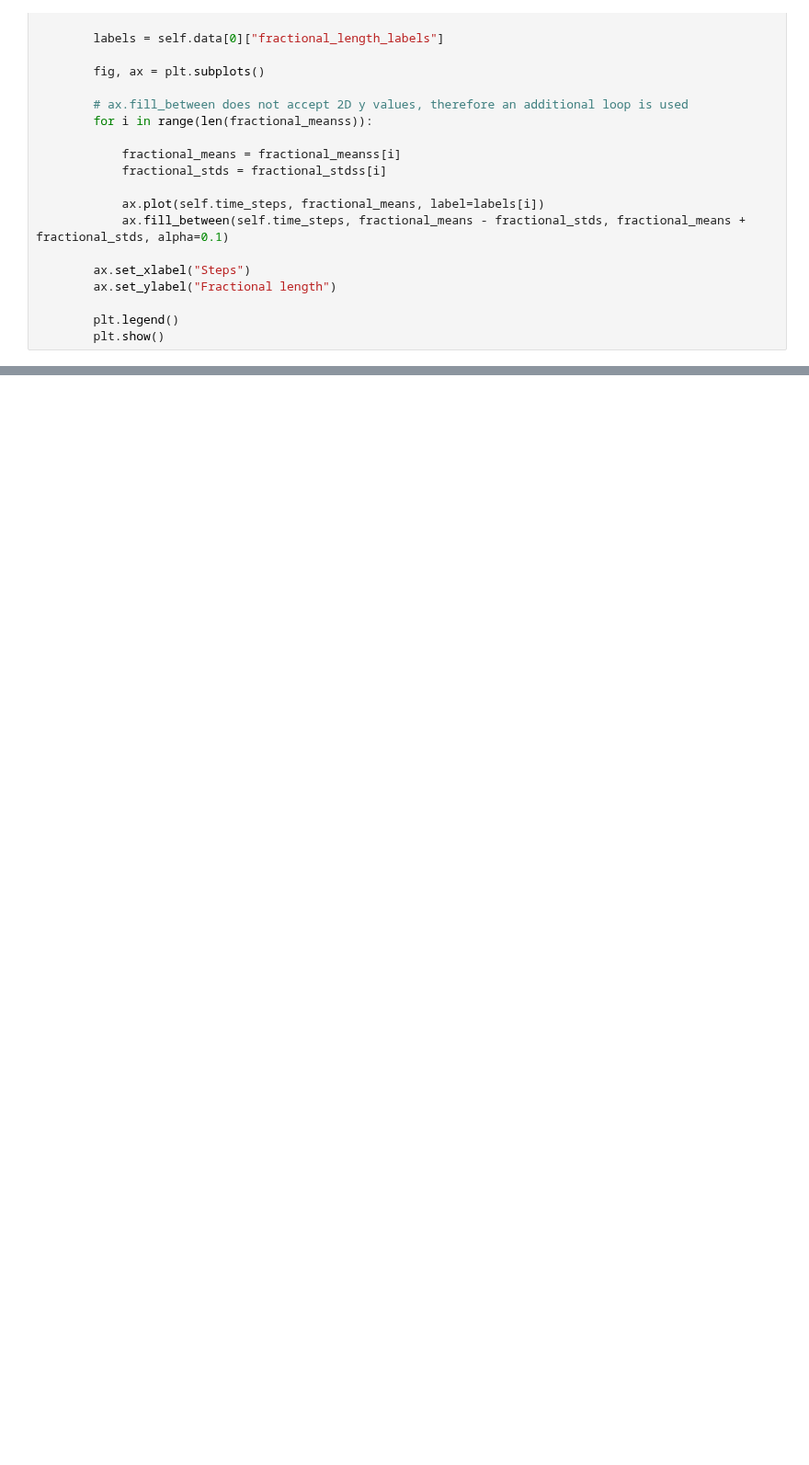
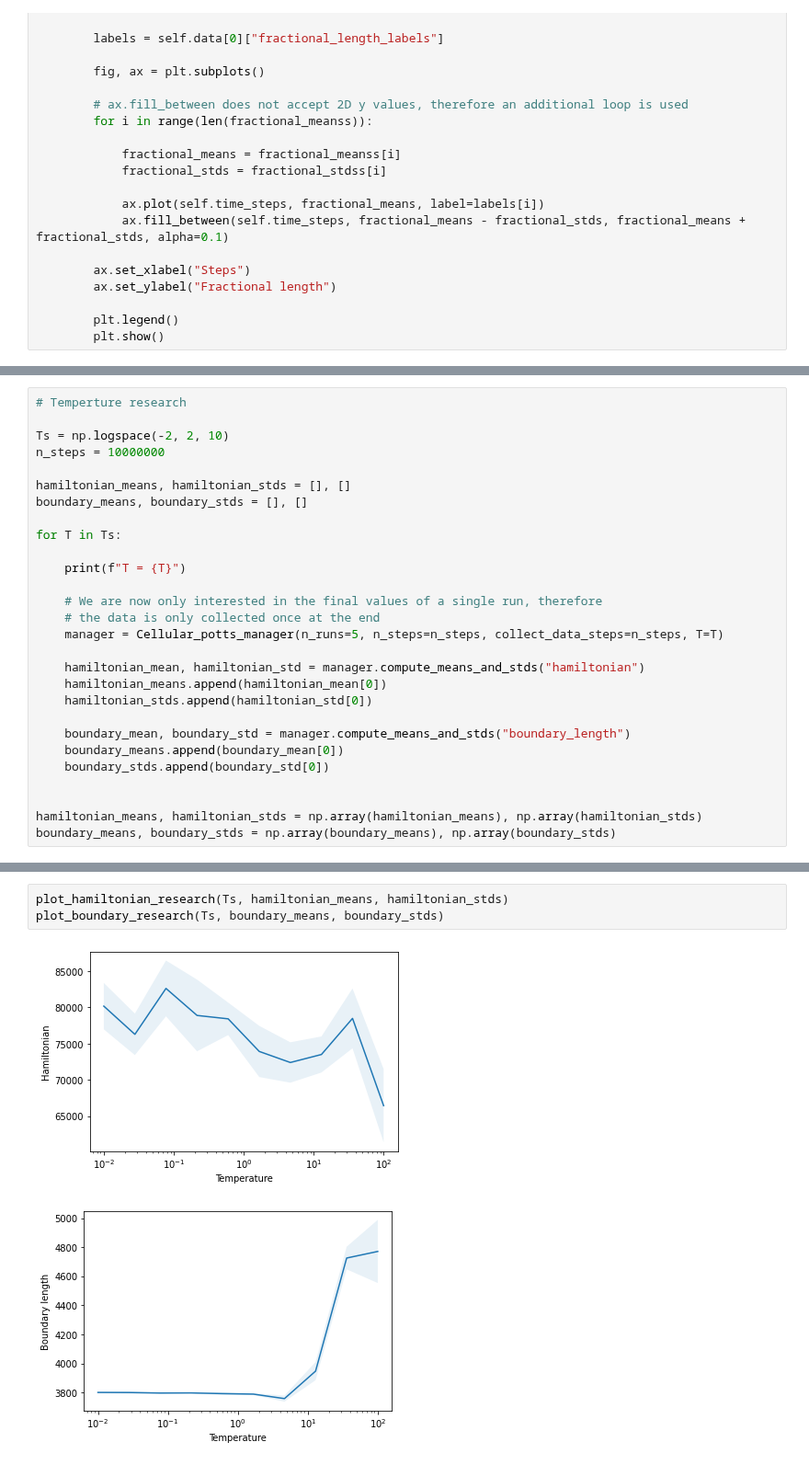
Before and after one commit to Nickvs99/ComputationalBiology, a Jupyter notebook: Set4/cellular_potts_model.ipynb, the cells around one changed output, grey strips where cells are left out. Shown at 92% size. Saved outputs shown, nothing was run; the diff lists cells and outputs as text; blank space fills up the shorter version.

```diff
--- a/Set4/cellular_potts_model.ipynb
+++ b/Set4/cellular_potts_model.ipynb
@@ -446,0 +484,28 @@ Step: 1000000
+# %%
+# Temperture research
+
+Ts = np.logspace(-2, 2, 10)
+n_steps = 10000000
+
+hamiltonian_means, hamiltonian_stds = [], []
+boundary_means, boundary_stds = [], []
+
+for T in Ts:
+
+    print(f"T = {T}")
+
+    # We are now only interested in the final values of a single run, therefore
+    # the data is only collected once at the end
+    manager = Cellular_potts_manager(n_runs=5, n_steps=n_steps, collect_data_steps=n_steps, T=T)
+
+    hamiltonian_mean, hamiltonian_std = manager.compute_means_and_stds("hamiltonian")
+    hamiltonian_means.append(hamiltonian_mean[0])
+    hamiltonian_stds.append(hamiltonian_std[0])
+
+    boundary_mean, boundary_std = manager.compute_means_and_stds("boundary_length")
+    boundary_means.append(boundary_mean[0])
+    boundary_stds.append(boundary_std[0])
+
+
+hamiltonian_means, hamiltonian_stds = np.array(hamiltonian_means), np.array(hamiltonian_stds)
+boundary_means, boundary_stds = np.array(boundary_means), np.array(boundary_stds)
@@ -446,0 +530,6 @@ Step: 1000000
+# %%
+plot_hamiltonian_research(Ts, hamiltonian_means, hamiltonian_stds)
+plot_boundary_research(Ts, boundary_means, boundary_stds)
+# %% [output]
+[figure, added]
+[figure, added]
```
Also changed, not shown: parts of 4 cells of this notebook.
